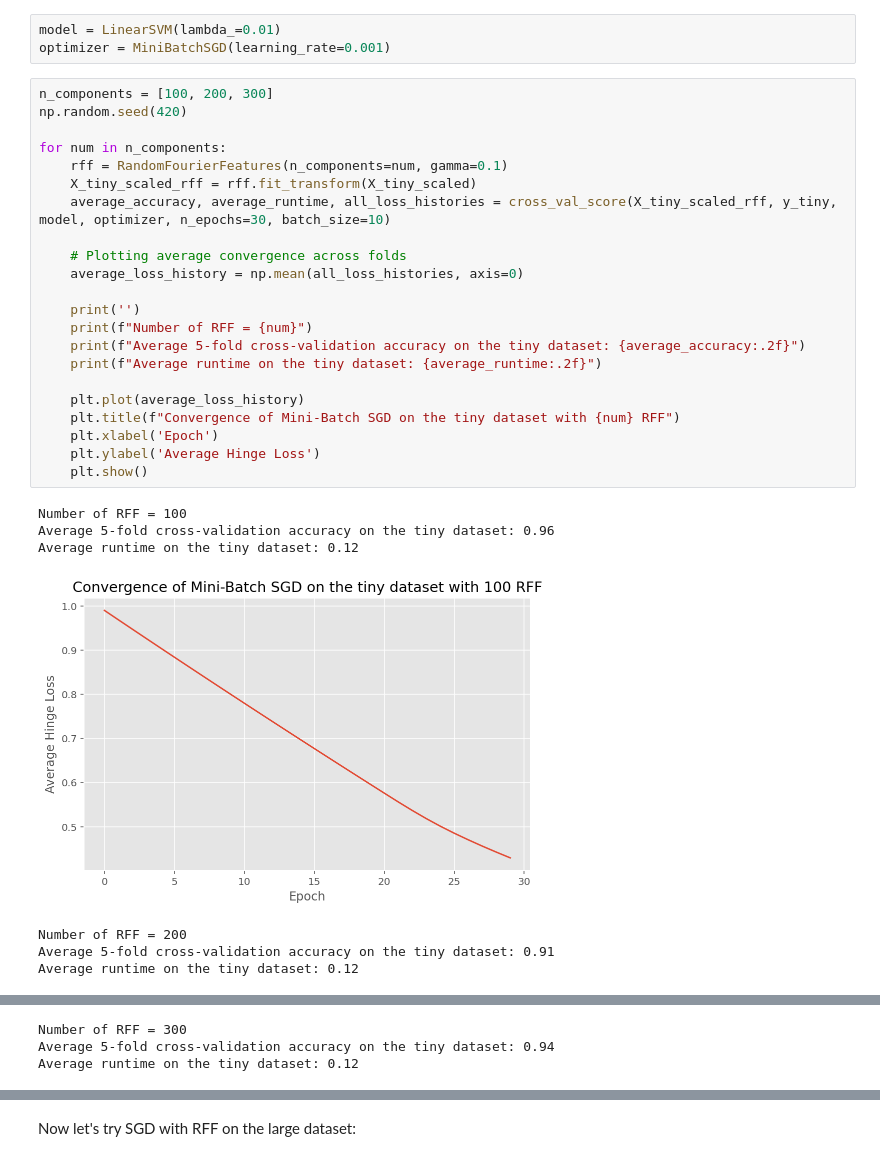
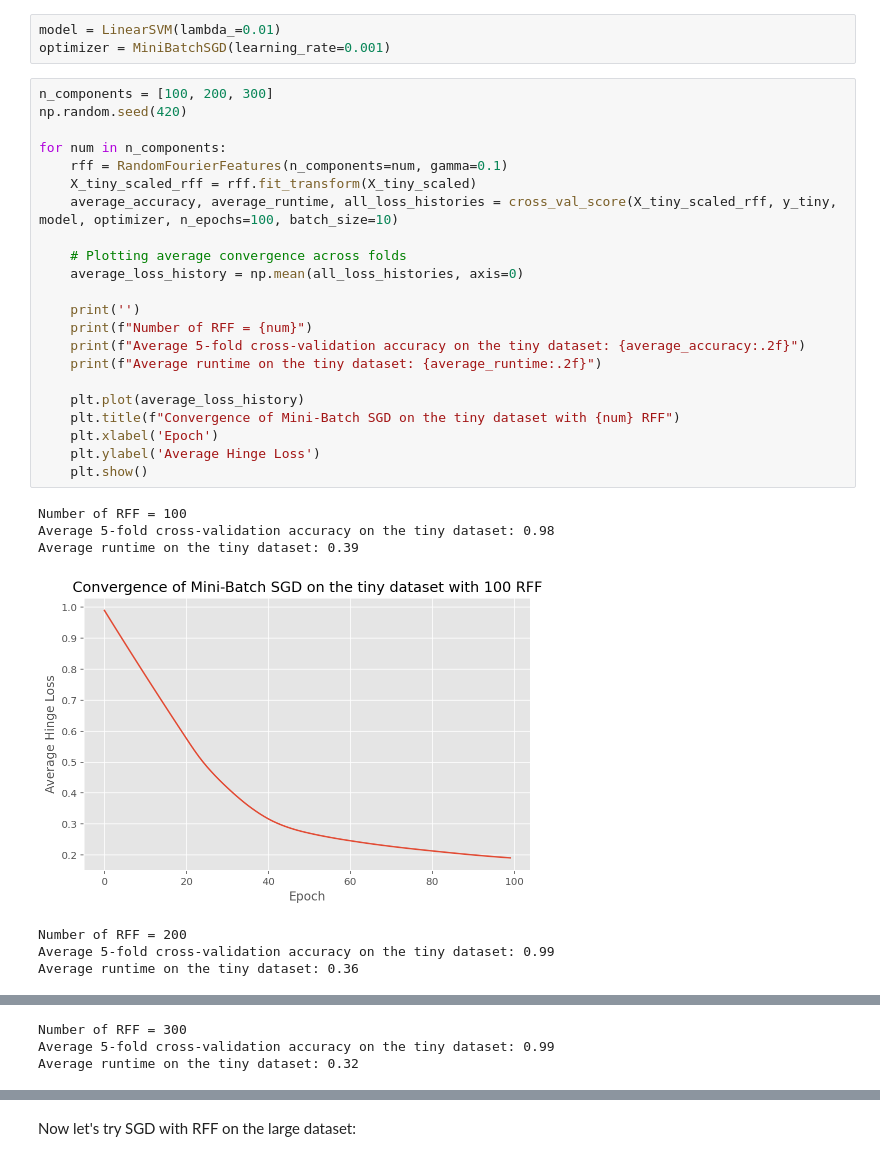
Before and after one commit to linglingec/large-scale-svm, a Jupyter notebook: test.ipynb, the cells around one changed output, grey strips where cells are left out. Saved outputs shown, nothing was run; the diff lists cells and outputs as text.

```diff
--- a/test.ipynb
+++ b/test.ipynb
@@ -369,30 +367,30 @@ optimizer = MiniBatchSGD(learning_rate=0.001)
 # %%
 n_components = [100, 200, 300]
 np.random.seed(420)
 
 for num in n_components:
     rff = RandomFourierFeatures(n_components=num, gamma=0.1)
     X_tiny_scaled_rff = rff.fit_transform(X_tiny_scaled)
-    average_accuracy, average_runtime, all_loss_histories = cross_val_score(X_tiny_scaled_rff, y_tiny, model, optimizer, n_epochs=30, batch_size=10)
+    average_accuracy, average_runtime, all_loss_histories = cross_val_score(X_tiny_scaled_rff, y_tiny, model, optimizer, n_epochs=100, batch_size=10)
 
     # Plotting average convergence across folds
     average_loss_history = np.mean(all_loss_histories, axis=0)
 
     print('')
     print(f"Number of RFF = {num}")
     print(f"Average 5-fold cross-validation accuracy on the tiny dataset: {average_accuracy:.2f}")
     print(f"Average runtime on the tiny dataset: {average_runtime:.2f}")
 
     plt.plot(average_loss_history)
     plt.title(f"Convergence of Mini-Batch SGD on the tiny dataset with {num} RFF")
     plt.xlabel('Epoch')
     plt.ylabel('Average Hinge Loss')
     plt.show()
 # %% [output]
 Number of RFF = 100
-Average 5-fold cross-validation accuracy on the tiny dataset: 0.96
-Average runtime on the tiny dataset: 0.12
+Average 5-fold cross-validation accuracy on the tiny dataset: 0.98
+Average runtime on the tiny dataset: 0.39
-[figure, old version]
+[figure, new version]
 Number of RFF = 200
-Average 5-fold cross-validation accuracy on the tiny dataset: 0.91
-Average runtime on the tiny dataset: 0.12
+Average 5-fold cross-validation accuracy on the tiny dataset: 0.99
+Average runtime on the tiny dataset: 0.36
@@ -400,3 +398,3 @@ Average runtime on the tiny dataset: 0.12
 Number of RFF = 300
-Average 5-fold cross-validation accuracy on the tiny dataset: 0.94
-Average runtime on the tiny dataset: 0.12
+Average 5-fold cross-validation accuracy on the tiny dataset: 0.99
+Average runtime on the tiny dataset: 0.32
```
Also changed, not shown: parts of 11 cells of this notebook.
